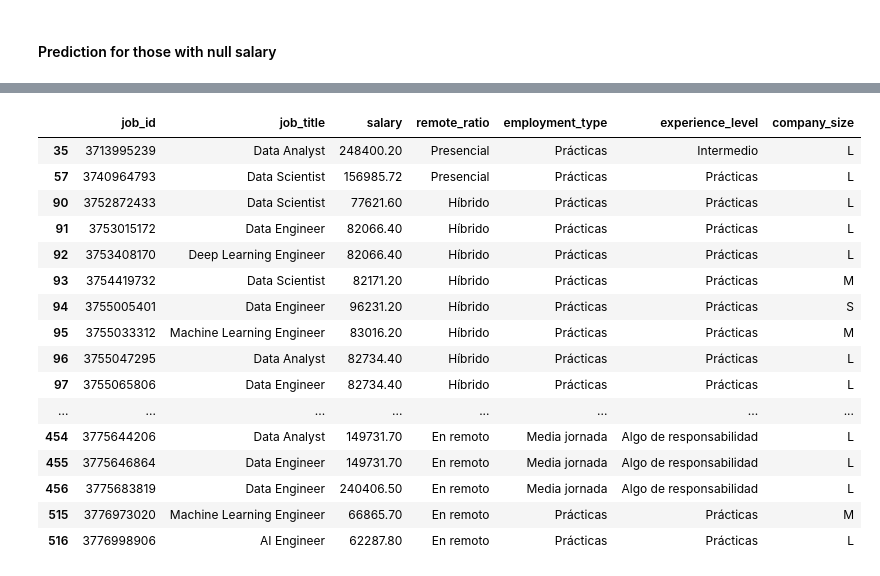
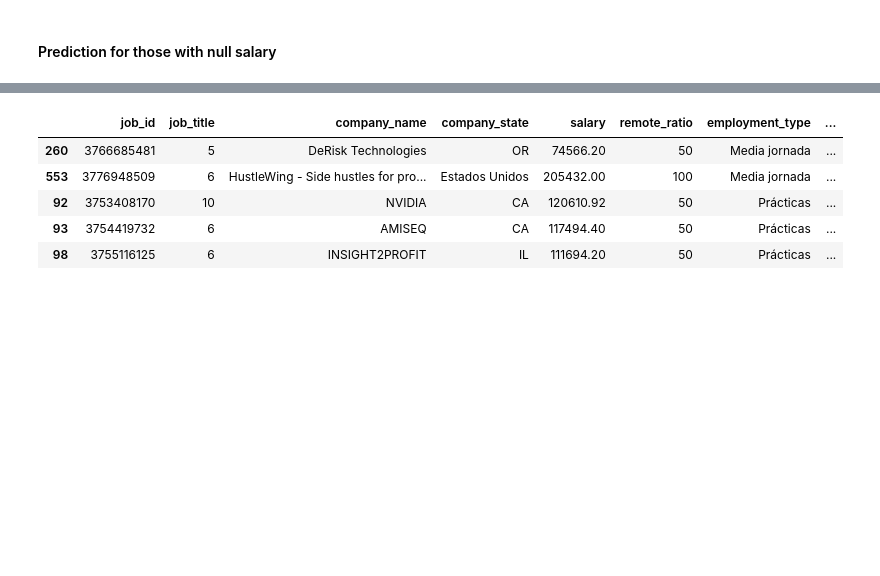
Before and after one commit to niniet98/FINAL-PROJECT, a Jupyter notebook: notebooks/05_ml_model.ipynb, the cells around one changed output, grey strips where cells are left out. Saved outputs shown, nothing was run; the diff lists cells and outputs as text; code cells hidden in the pictures; blank space fills up the shorter version.

```diff
--- a/notebooks/05_ml_model.ipynb
+++ b/notebooks/05_ml_model.ipynb
@@ -202,7 +217,7 @@ def categorizing_dataset(dframe):
     # 5. company_size
     df[['L', 'M', 'S']] = oneonehotencoder.fit_transform(df["company_size"].values.reshape(-1, 1)).toarray()
 
-    return df.select_dtypes(exclude='object')
+    return df
 # %%
 prepared_linkedin = categorizing_dataset(linkedin)
 prepared_linkedin.sample(5)
@@ -216,4 +236,4 @@ prepared_linkedin.sample(5)
 # %%
-prepared_to_predict = categorizing_dataset(to_predict)
+prepared_to_predict = categorizing_dataset(prepared_to_predict)
 prepared_to_predict.sample()
 # %% [output]
@@ -246,10 +266,10 @@ from sklearn.neighbors import KNeighborsRegressor
 from sklearn.ensemble import GradientBoostingRegressor, RandomForestRegressor
 from xgboost import XGBClassifier
 # %%
-X = prepared_linkedin.drop(columns=['job_title', 'salary'])
+X = prepared_linkedin.select_dtypes(exclude='object').drop(columns=['salary'])
 y = prepared_linkedin['salary']
 
-X_train, X_test, y_train, y_test = train_test_split(X, y, test_size=0.30)
+X_train, X_test, y_train, y_test = train_test_split(X, y, test_size=0.25)
 # %% [markdown]
     LinearRegression
 # %%
@@ -332,7 +382,7 @@ X_test_copy.sample(5)
 # %% [markdown]
 #### Prediction for those with null salary
 # %%
-prediction = regressor.predict(prepared_to_predict.drop(columns=['job_title', 'salary']))
+prediction = regressor.predict(prepared_to_predict.select_dtypes(exclude=['object']).drop(columns=['salary']))
 # %%
 to_predict.sample()
 # %% [output]
@@ -341,21 +391,10 @@ to_predict.sample()
 # %%
-to_predict['salary'] = prediction # Adding the predicted price
-to_predict
+prepared_to_predict['salary'] = prediction # Adding the predicted price
+prepared_to_predict.sample(5)
 # %% [output]
-|  | job_id | job_title | salary | remote_ratio | employment_type | experience_level | company_size |
-| 35 | 3713995239 | Data Analyst | 248400.20 | Presencial | Prácticas | Intermedio | L |
-| 57 | 3740964793 | Data Scientist | 156985.72 | Presencial | Prácticas | Prácticas | L |
-| 90 | 3752872433 | Data Scientist | 77621.60 | Híbrido | Prácticas | Prácticas | L |
-| 91 | 3753015172 | Data Engineer | 82066.40 | Híbrido | Prácticas | Prácticas | L |
-| 92 | 3753408170 | Deep Learning Engineer | 82066.40 | Híbrido | Prácticas | Prácticas | L |
-| 93 | 3754419732 | Data Scientist | 82171.20 | Híbrido | Prácticas | Prácticas | M |
-| 94 | 3755005401 | Data Engineer | 96231.20 | Híbrido | Prácticas | Prácticas | S |
-| 95 | 3755033312 | Machine Learning Engineer | 83016.20 | Híbrido | Prácticas | Prácticas | M |
-| 96 | 3755047295 | Data Analyst | 82734.40 | Híbrido | Prácticas | Prácticas | L |
-| 97 | 3755065806 | Data Engineer | 82734.40 | Híbrido | Prácticas | Prácticas | L |
-| ... | ... | ... | ... | ... | ... | ... | ... |
-| 454 | 3775644206 | Data Analyst | 149731.70 | En remoto | Media jornada | Algo de responsabilidad | L |
-| 455 | 3775646864 | Data Engineer | 149731.70 | En remoto | Media jornada | Algo de responsabilidad | L |
-| 456 | 3775683819 | Data Engineer | 240406.50 | En remoto | Media jornada | Algo de responsabilidad | L |
-| 515 | 3776973020 | Machine Learning Engineer | 66865.70 | En remoto | Prácticas | Prácticas | M |
-| 516 | 3776998906 | AI Engineer | 62287.80 | En remoto | Prácticas | Prácticas | L |
+|  | job_id | job_title | company_name | company_state | salary | remote_ratio | employment_type | ... |
+| 260 | 3766685481 | 5 | DeRisk Technologies | OR | 74566.20 | 50 | Media jornada | ... |
+| 553 | 3776948509 | 6 | HustleWing - Side hustles for pro... | Estados Unidos | 205432.00 | 100 | Media jornada | ... |
+| 92 | 3753408170 | 10 | NVIDIA | CA | 120610.92 | 50 | Prácticas | ... |
+| 93 | 3754419732 | 6 | AMISEQ | CA | 117494.40 | 50 | Prácticas | ... |
+| 98 | 3755116125 | 6 | INSIGHT2PROFIT | IL | 111694.20 | 50 | Prácticas | ... |
```
Also changed, not shown: parts of 34 cells of this notebook, 9 other files.
